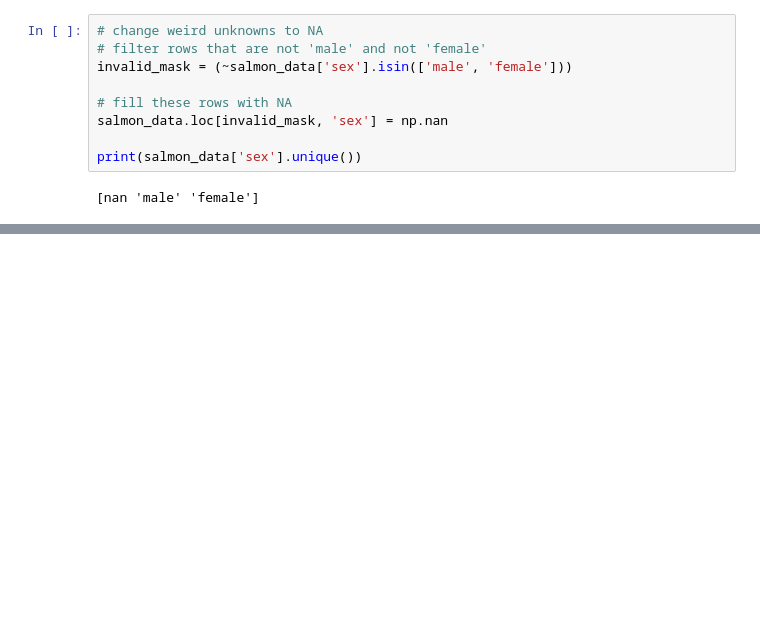
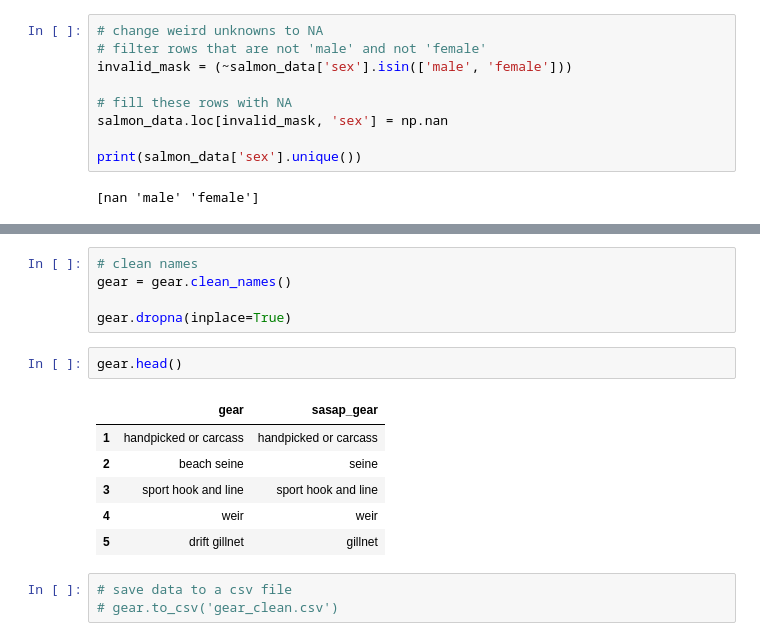
Before and after one commit to sofiiir/eds213-finalproject, a Jupyter notebook: alaska-salmon-master-cleaning.ipynb, the cells around one changed output, grey strips where cells are left out. Saved outputs shown, nothing was run; the diff lists cells and outputs as text; blank space fills up the shorter version.

```diff
--- a/alaska-salmon-master-cleaning.ipynb
+++ b/alaska-salmon-master-cleaning.ipynb
@@ -350,0 +489,17 @@ salmon_data.to_csv('salmon_data_clean.csv')
+# %%
+# clean names
+gear = gear.clean_names()
+
+gear.dropna(inplace=True)
+# %%
+gear.head()
+# %% [output]
+|  | gear | sasap_gear |
+| 1 | handpicked or carcass | handpicked or carcass |
+| 2 | beach seine | seine |
+| 3 | sport hook and line | sport hook and line |
+| 4 | weir | weir |
+| 5 | drift gillnet | gillnet |
+# %%
+# save data to a csv file
+# gear.to_csv('gear_clean.csv')
```
Also changed, not shown: parts of 18 cells of this notebook, 1 other file.
